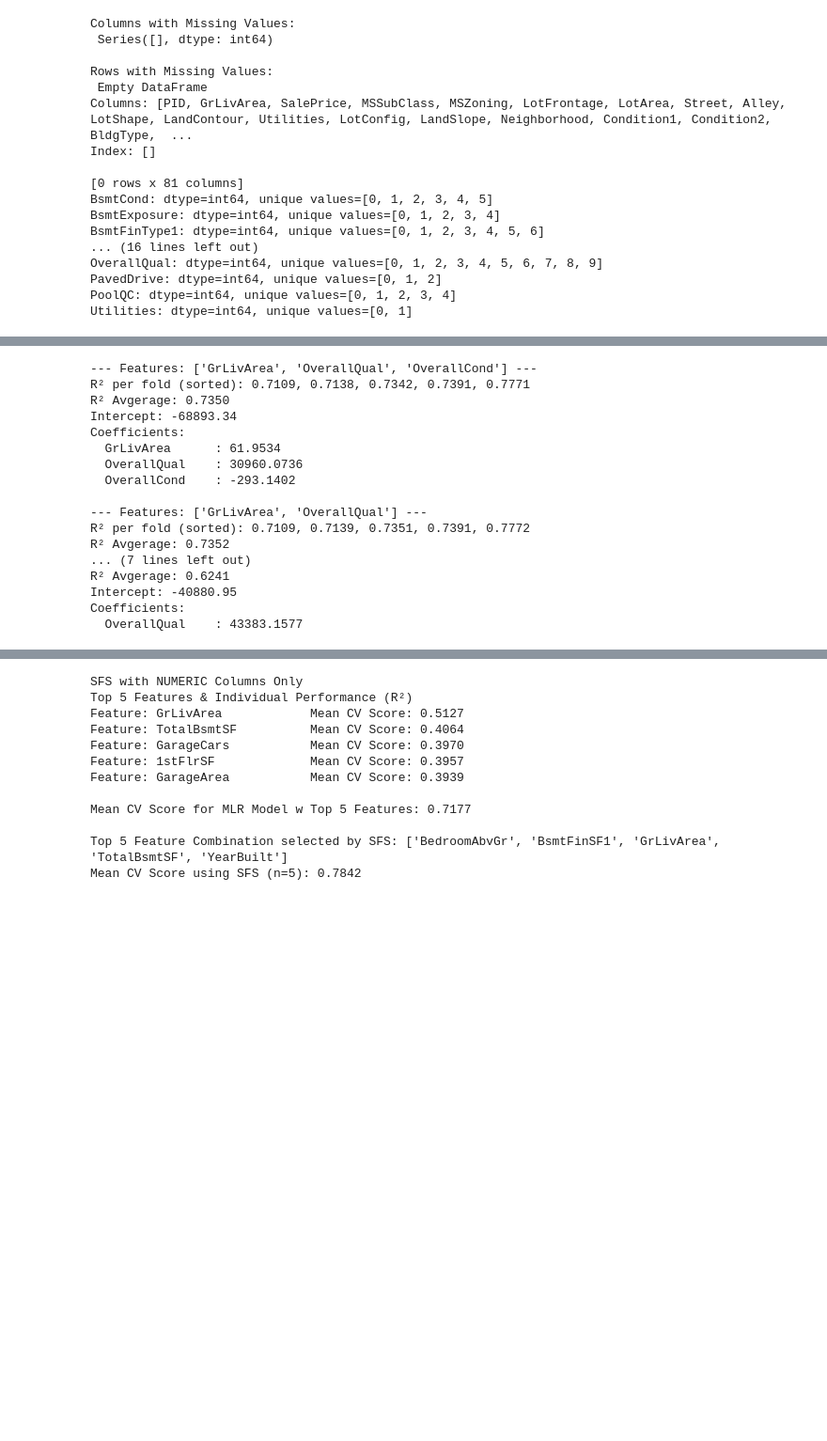
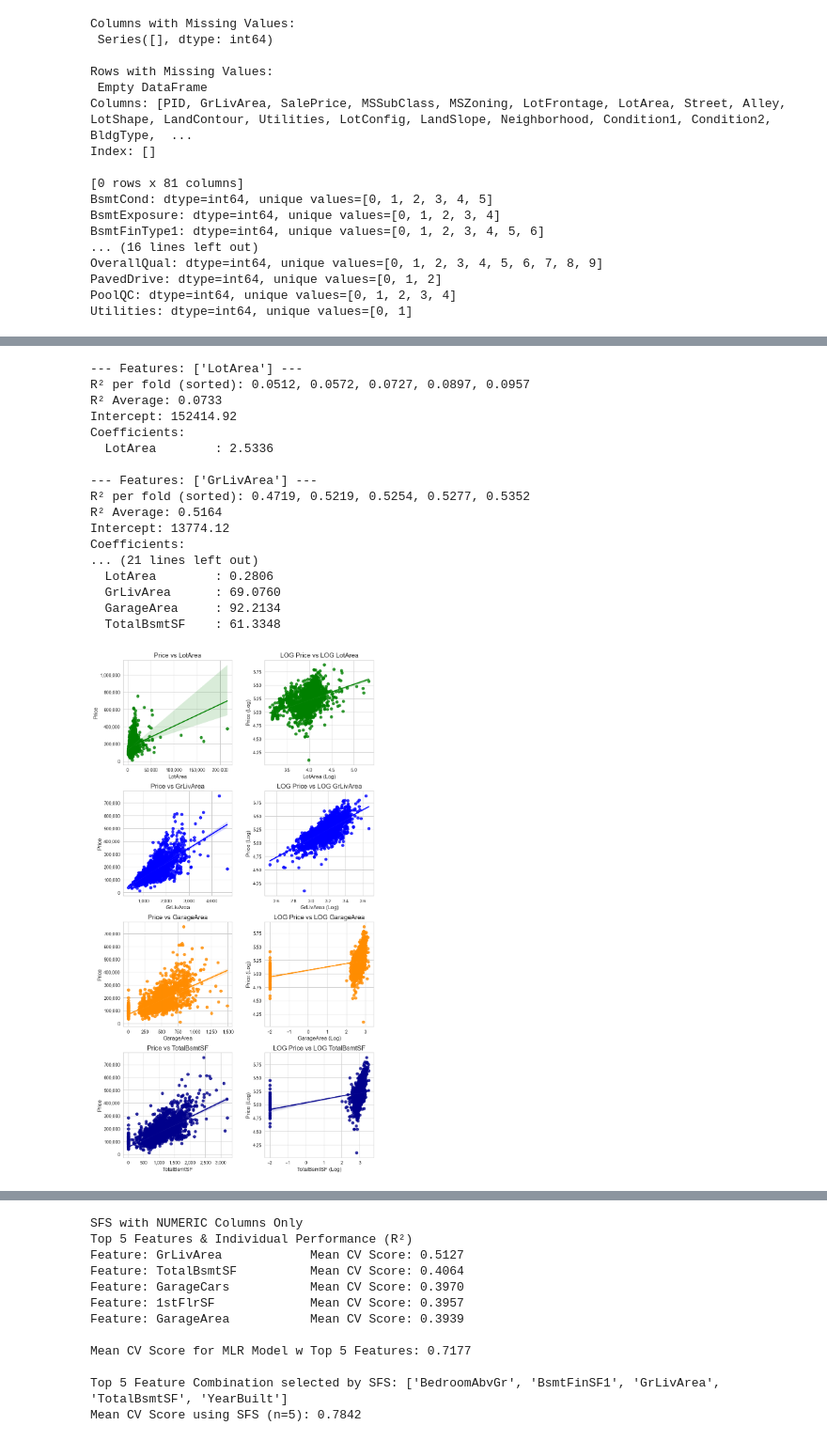
Before and after one commit to edwardweldon100/Machine-Learning-Project, a Jupyter notebook: ML Project- EDA, SLR, MLR.ipynb, the cells around one changed output, grey strips where cells are left out. Shown at 94% size. Saved outputs shown, nothing was run; the diff lists cells and outputs as text; code cells hidden in the pictures; blank space fills up the shorter version.

```diff
--- a/ML Project- EDA, SLR, MLR.ipynb
+++ b/ML Project- EDA, SLR, MLR.ipynb
@@ -566,14 +664,16 @@ Text(0, 0.5, 'Price')
 # %%
+#---Linear Model Setup
 # Initialize model and KFold
 Y = Ames['SalePrice']
 lm = LinearRegression()
 kf = KFold(n_splits=5, shuffle=True, random_state=2)
-
 #Feature sets to evaluate
 feature_sets = [
-    ['GrLivArea', 'OverallQual', 'OverallCond'],
-    ['GrLivArea', 'OverallQual'],
-    ['OverallQual'],
+    ['LotArea'],
+    ['GrLivArea'],
+    ['GarageArea'],
+    ['TotalBsmtSF'],
+    ['LotArea', 'GrLivArea', 'GarageArea', 'TotalBsmtSF']
 ]
 #Generate & Print Results for each Set
 for features in feature_sets:
@@ -583,26 +683,55 @@ for features in feature_sets:
     r2 = cross_val_score(lm, X, Y, cv=kf, scoring='r2')
 
     print(f"R² per fold (sorted): {', '.join(f'{score:.4f}' for score in sorted(r2))}")
-    print(f'R² Avgerage: {r2.mean():.4f}')
+    print(f'R² Average: {r2.mean():.4f}')
     print(f'Intercept: {lm.intercept_:.2f}')
     print('Coefficients:')
     for name, coef in zip(features, lm.coef_):
         print(f'  {name:<15}: {coef:.4f}')
 # %% [output]
---- Features: ['GrLivArea', 'OverallQual', 'OverallCond'] ---
-R² per fold (sorted): 0.7109, 0.7138, 0.7342, 0.7391, 0.7771
-R² Avgerage: 0.7350
-Intercept: -68893.34
+--- Features: ['LotArea'] ---
+R² per fold (sorted): 0.0512, 0.0572, 0.0727, 0.0897, 0.0957
+R² Average: 0.0733
+Intercept: 152414.92
 Coefficients:
-  GrLivArea      : 61.9534
-  OverallQual    : 30960.0736
-  OverallCond    : -293.1402
+  LotArea        : 2.5336
 
---- Features: ['GrLivArea', 'OverallQual'] ---
-R² per fold (sorted): 0.7109, 0.7139, 0.7351, 0.7391, 0.7772
-R² Avgerage: 0.7352
-... (7 lines left out)
-R² Avgerage: 0.6241
-Intercept: -40880.95
+--- Features: ['GrLivArea'] ---
+R² per fold (sorted): 0.4719, 0.5219, 0.5254, 0.5277, 0.5352
+R² Average: 0.5164
+Intercept: 13774.12
 Coefficients:
-  OverallQual    : 43383.1577
+... (21 lines left out)
+  LotArea        : 0.2806
+  GrLivArea      : 69.0760
+  GarageArea     : 92.2134
+  TotalBsmtSF    : 61.3348
+# %%
+#Log Transform Select Columns in Ames
+Ames_Log = np.log10(Ames[['SalePrice', 'LotArea', 'GrLivArea', 'GarageArea', 'TotalBsmtSF']] + .01)
+# %%
+#Linear vs Log Linear Scatter Plots of Key Continuous Features vs SalePrice
+features = ['LotArea', 'GrLivArea', 'GarageArea', 'TotalBsmtSF']
+colors = ['green', 'blue', 'darkorange', 'darkblue']
+
+fig, ax = plt.subplots(4, 2, figsize=(10, 20))
+
+for i, feat in enumerate(features):
+    #Linear
+    sns.regplot(x=feat, y='SalePrice', data=Ames, ax=ax[i,0], color=colors[i])
+    ax[i,0].set_title(f'Price vs {feat}')
+    ax[i,0].set_xlabel(feat)
+    ax[i,0].set_ylabel('Price')
+    ax[i,0].xaxis.set_major_formatter(mtick.FuncFormatter(lambda x, _: f'{x:,.0f}'))
+    ax[i,0].yaxis.set_major_formatter(mtick.FuncFormatter(lambda y, _: f'{y:,.0f}'))
+
+    #Log
+    sns.regplot(x=feat, y='SalePrice', data=Ames_Log, ax=ax[i,1], color=colors[i])
+    ax[i,1].set_title(f'LOG Price vs LOG {feat}')
+    ax[i,1].set_xlabel(f'{feat} (Log)')
+    ax[i,1].set_ylabel('Price (Log)')
+
+plt.subplots_adjust(hspace=0.25, wspace=0.3)
+plt.show()
+# %% [output]
+[figure, added]
```
Also changed, not shown: parts of 30 cells of this notebook, 1 other file.
